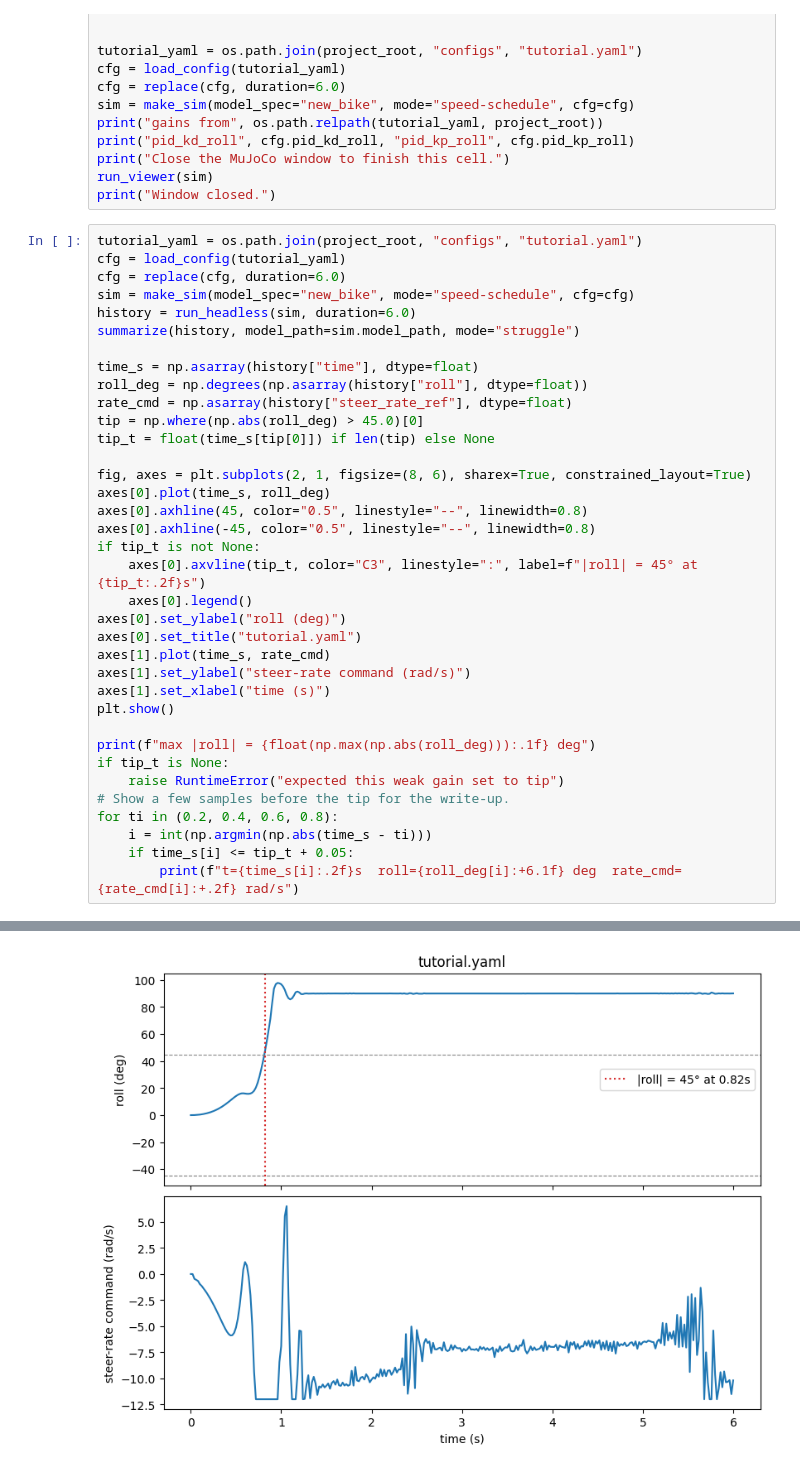
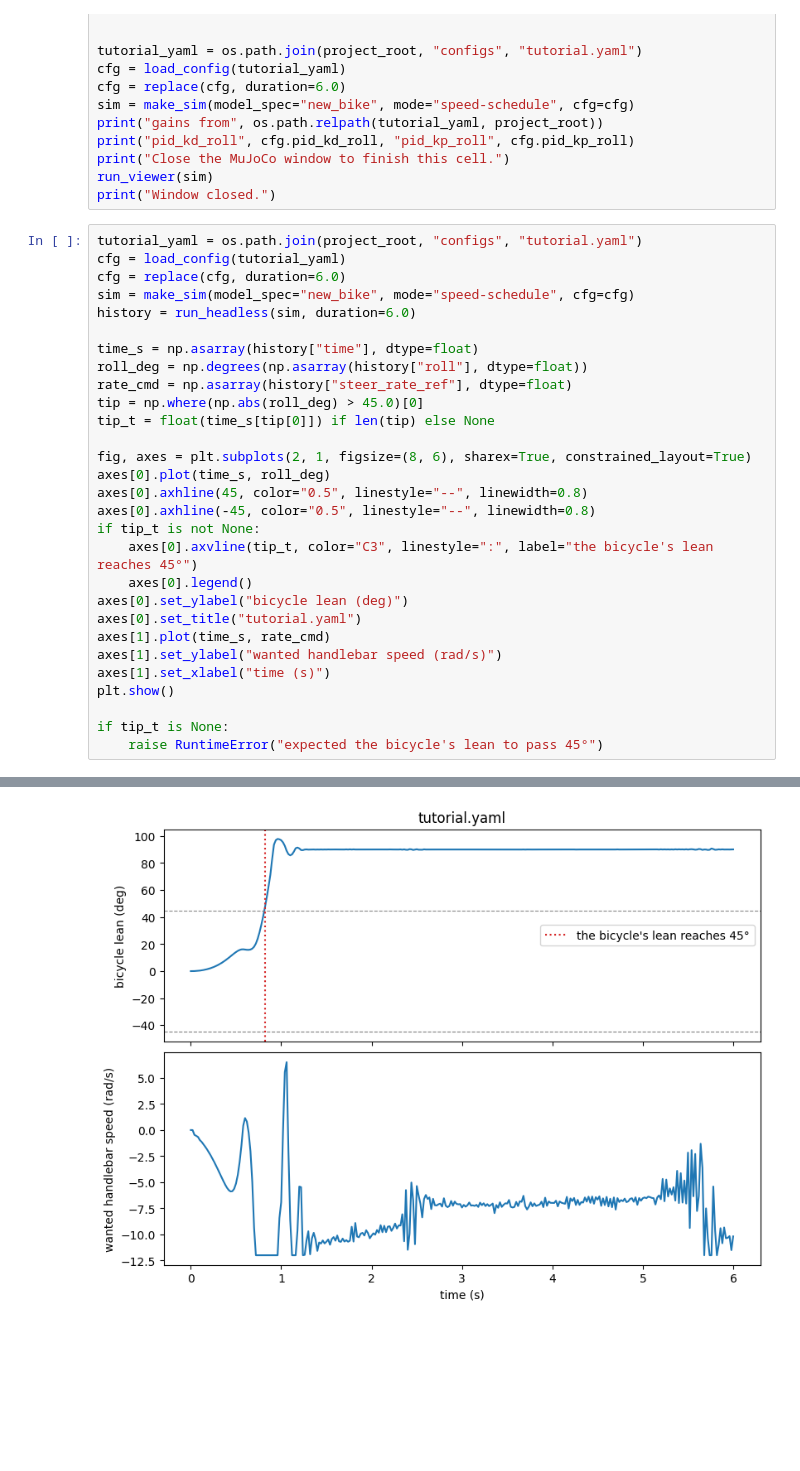
Before and after one commit to innowing-robotics-interns/lmbike_workshop_gimbal, a Jupyter notebook: bike_mujoco_sim/tutorials/02_pid_and_the_struggle.ipynb, the cells around one changed output, grey strips where cells are left out. Saved outputs shown, nothing was run; the diff lists cells and outputs as text; blank space fills up the shorter version.

```diff
--- a/bike_mujoco_sim/tutorials/02_pid_and_the_struggle.ipynb
+++ b/bike_mujoco_sim/tutorials/02_pid_and_the_struggle.ipynb
@@ -262,7 +350,6 @@ cfg = load_config(tutorial_yaml)
 cfg = replace(cfg, duration=6.0)
 sim = make_sim(model_spec="new_bike", mode="speed-schedule", cfg=cfg)
 history = run_headless(sim, duration=6.0)
-summarize(history, model_path=sim.model_path, mode="struggle")
 
 time_s = np.asarray(history["time"], dtype=float)
 roll_deg = np.degrees(np.asarray(history["roll"], dtype=float))
@@ -275,21 +362,15 @@ axes[0].plot(time_s, roll_deg)
 axes[0].axhline(45, color="0.5", linestyle="--", linewidth=0.8)
 axes[0].axhline(-45, color="0.5", linestyle="--", linewidth=0.8)
 if tip_t is not None:
-    axes[0].axvline(tip_t, color="C3", linestyle=":", label=f"|roll| = 45° at {tip_t:.2f}s")
+    axes[0].axvline(tip_t, color="C3", linestyle=":", label="the bicycle's lean reaches 45°")
     axes[0].legend()
-axes[0].set_ylabel("roll (deg)")
+axes[0].set_ylabel("bicycle lean (deg)")
 axes[0].set_title("tutorial.yaml")
 axes[1].plot(time_s, rate_cmd)
-axes[1].set_ylabel("steer-rate command (rad/s)")
+axes[1].set_ylabel("wanted handlebar speed (rad/s)")
 axes[1].set_xlabel("time (s)")
 plt.show()
 
-print(f"max |roll| = {float(np.max(np.abs(roll_deg))):.1f} deg")
 if tip_t is None:
-    raise RuntimeError("expected this weak gain set to tip")
-# Show a few samples before the tip for the write-up.
-for ti in (0.2, 0.4, 0.6, 0.8):
-    i = int(np.argmin(np.abs(time_s - ti)))
-    if time_s[i] <= tip_t + 0.05:
-        print(f"t={time_s[i]:.2f}s  roll={roll_deg[i]:+6.1f} deg  rate_cmd={rate_cmd[i]:+.2f} rad/s")
+    raise RuntimeError("expected the bicycle's lean to pass 45°")
 # %% [output]
@@ -303 +377 @@ WARN: large lean — likely tipped. Retune PID / inner gains (new_bike is harder
-[figure, old version]
+[figure, new version]
```
Also changed, not shown: parts of 15 cells of this notebook, 12 other files.
